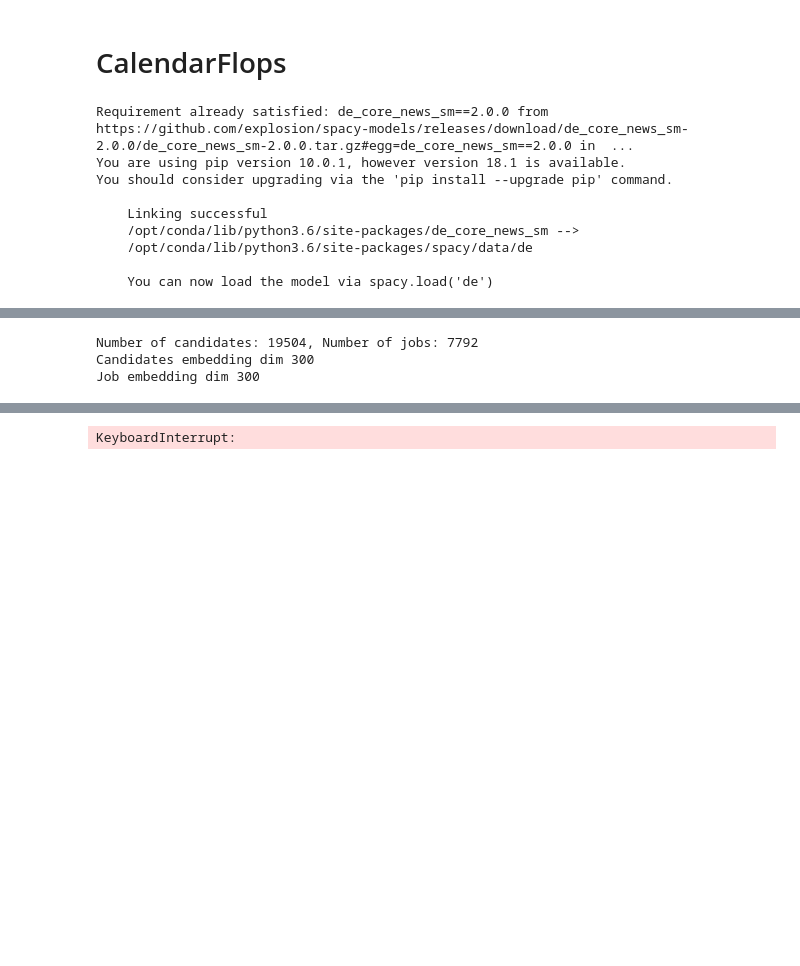
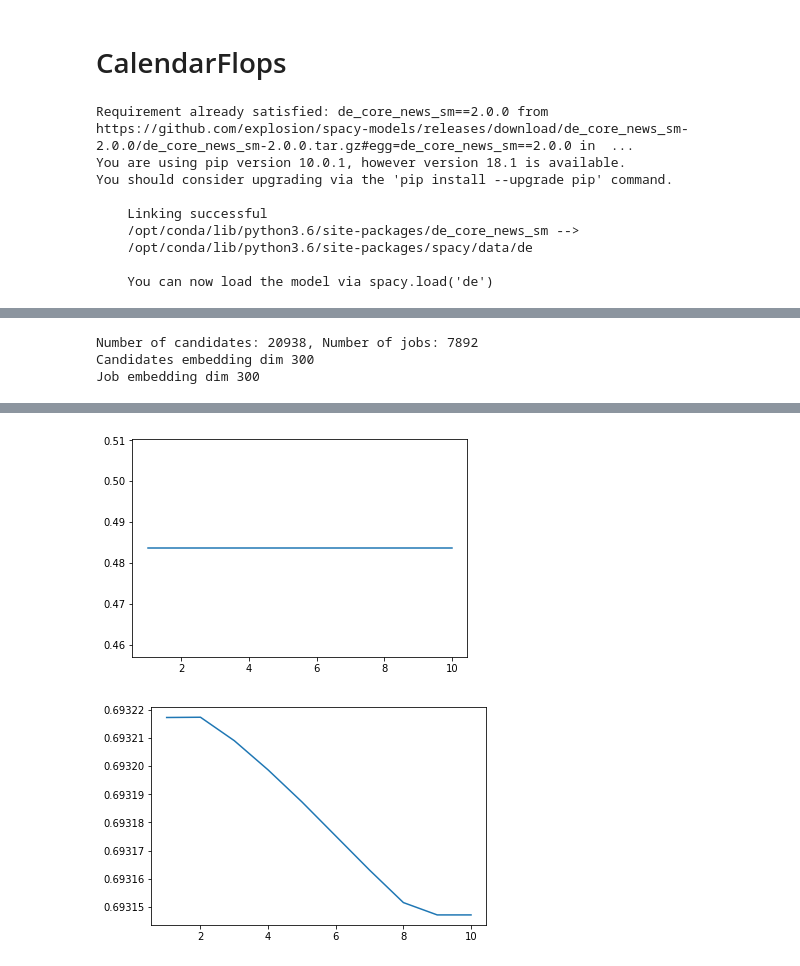
Before and after one commit to SofusA/Cookie-optimisers, a Jupyter notebook: models/CalendarFlops.ipynb, the cells around one changed output, grey strips where cells are left out. Cells and saved outputs as stored; diff of their text form; code cells hidden in the pictures; blank space fills up the shorter version.

```diff
--- a/models/CalendarFlops.ipynb
+++ b/models/CalendarFlops.ipynb
@@ -120,9 +120,9 @@ print(f'Candidates embedding dim {embedding_dim_candidates}')
 print(f'Job embedding dim {embedding_dim_jobs}')
 
 n_hidden = 91
-l1_hidden = 92
+l1_hidden = 500
 # %% [output]
-Number of candidates: 19504, Number of jobs: 7792
+Number of candidates: 20938, Number of jobs: 7892
 Candidates embedding dim 300
 Job embedding dim 300
 # %%
@@ -138,7 +138,7 @@ class CFNN(nn.Module):
         self.candidates_emb = nn.Embedding(num_candidates, embedding_dim_candidates)
         self.jobs_emb = nn.Embedding(num_jobs, embedding_dim_jobs)
 
-        self.lin1 = nn.Linear(embedding_dim_candidates + n_hidden, l1_hidden)
+        self.lin1 = nn.Linear(embedding_dim_candidates + embedding_dim_jobs, l1_hidden)
         self.lin2 = nn.Linear(l1_hidden, 1)
         self.drop0 = nn.Dropout(0.1)
         self.drop1 = nn.Dropout(0.1)
@@ -171,19 +171,19 @@ class CFNN(nn.Module):
         C = C * mask_candidates
         C = C.sum(0)/candidates_length.unsqueeze(1).float().to(device)
 
-        ## RNN Jobs
-        packed = rnn_utils.pack_padded_sequence(J, job_length).to(device)
-        rnnOut, (hn, cn) = self.rnn_jobs(packed, hidden_jobs)
-        padded, seq_lengths = rnn_utils.pad_packed_sequence(rnnOut, padding_value=0, total_length=max_length_jobs)
-        seq_lengths = seq_lengths.to(device).float()
+        # Masking and meaning Jobs
+        mask_jobs = list()
+        for i in range(batch_size):
+            l = job_length.data[0].item()
+            m = [1]*l + [0]*(max_length_jobs-l)
+            mask_jobs += [m]
+        mask_jobs = torch.from_numpy(np.array(mask_jobs)).to(device).float().transpose(0,1)
+        mask_jobs = mask_jobs.unsqueeze(2)
 
-        # Divide each batch_element by sequence_element and sum. (mean by seq_length)
-        padded = (padded.transpose(1,2) / seq_lengths).transpose(1,2)
-        J = padded.sum(dim=0)
+        J = J * mask_jobs
+        J = J.sum(0)/job_length.unsqueeze(1).float().to(device)
 
-        x = F.relu(torch.cat([C, J], dim=1))
-
-        print(x.shape)
+        x = torch.cat([C, J], dim=1)
 
         x = F.relu(self.lin1(x))
         x = F.relu(self.lin2(x))
@@ -354,5 +354,5 @@ def trainLoop(epochs, lr=0.001, wd = 1e-6, print_batch_p = 1):
     plt.plot(range(1,epochs+1),losses)
     plt.show()
 # %%
-trainLoop(epochs=10, lr=0.1, wd=1e-6, print_batch_p=0.5)
+trainLoop(epochs=10, lr=0.001, wd=1e-6, print_batch_p=0.5)
 # %% [output]
@@ -376 +376,2 @@ torch.Size([10, 391])
-KeyboardInterrupt:
+[figure, added]
+[figure, added]
```
Also changed, not shown: parts of 2 cells of this notebook.
